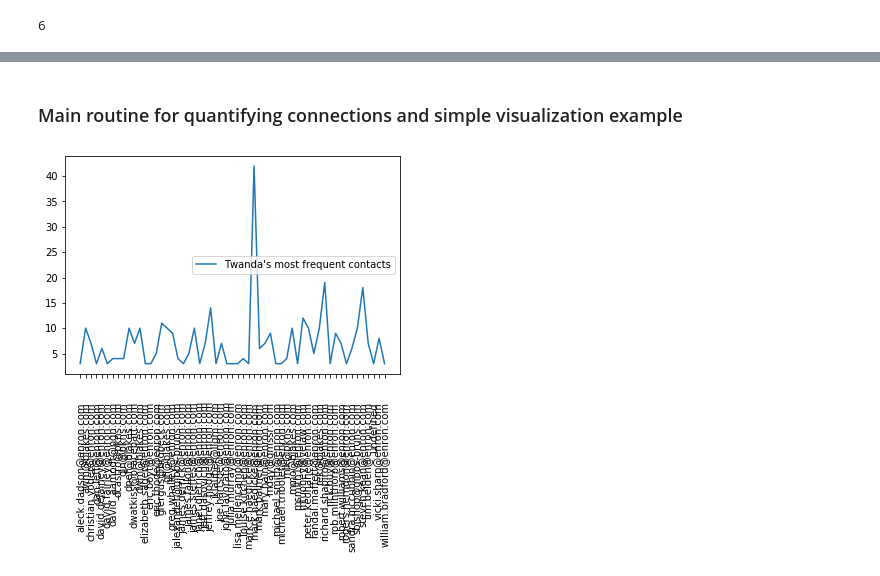
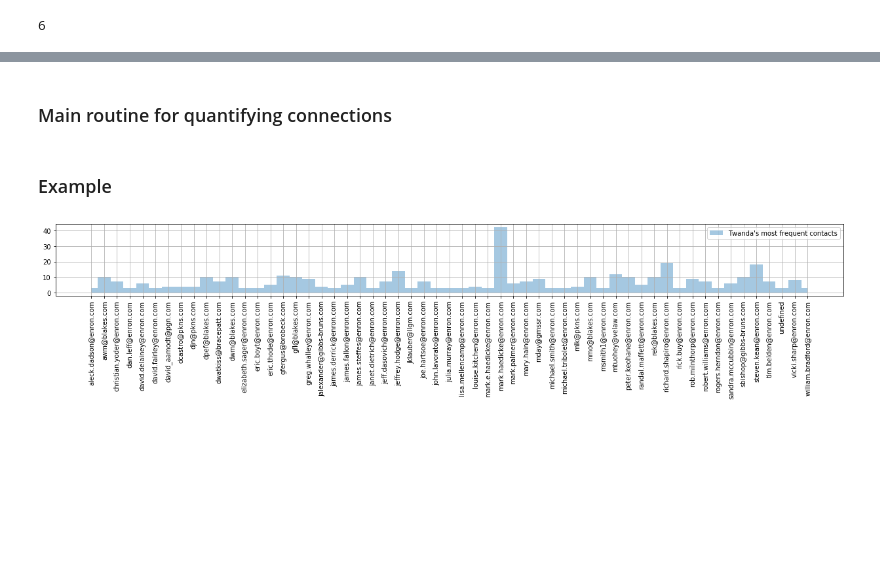
Before and after one commit to mtimpe/aim-2019, a Jupyter notebook: utils/quantifying_connections_proof_of_concept.ipynb, the cells around one changed output, grey strips where cells are left out. Cells and saved outputs as stored; diff of their text form; code cells hidden in the pictures; blank space fills up the shorter version.

Commit message:
Corrections and clean up the proof-of-concept script for quantifying connections.

```diff
--- a/utils/quantifying_connections_proof_of_concept.ipynb
+++ b/utils/quantifying_connections_proof_of_concept.ipynb
@@ -199,5 +96,5 @@ extract_emails_recipients("twanda")
 # %% [markdown]
-### Main routine for quantifying connections and simple visualization example
+### Main routine for quantifying connections
 # %%
 def count_sent_to(sender, df=df, **kw):
     """Finds the contact list and contact frequency of a person.
@@ -212,6 +109,10 @@ def count_sent_to(sender, df=df, **kw):
     ---
     * array of unique contacts from sender according to entries in the 'to' field
     * frequency in which those contacts show up in the 'to' field of dataframe for this sender
+
+    Usage example:
+    ---
+    to_whom, counts = count_sent_to("twanda")
 
     Notes:
     ---
@@ -233,32 +134,37 @@ def count_sent_to(sender, df=df, **kw):
     # TODO: implement cc and bcc
 
     return np.unique(flatten, return_counts=True, **kw)
-
-to_whom, counts = count_sent_to("twanda")
+# %% [markdown]
+### Example
 # %%
 def make_room_for_xlabels(fig, ax, N):
+    """Helper function to adjust the figure size.
+    N is the number of ticks (or a larger value) for nice padding."""
     # ref: https://stackoverflow.com/a/44864135
 
+    fig.canvas.draw()
     tl = ax.get_xticklabels()
     maxsize = max([t.get_window_extent().width for t in tl])
-    m = 0.2 # inch margin
+    m = 0. # inch margin
     s = maxsize/fig.dpi * N + 2 * m
     margin = m/fig.get_size_inches()[0]
 
     fig.subplots_adjust(left=margin, right=1.-margin)
-    fig.set_size_inches(s, plt.gcf().get_size_inches()[1])
+    fig.set_size_inches(s, fig.get_size_inches()[1])
     return
 # %%
+to_whom, counts = count_sent_to("twanda")
 threshold = .7
 most_frequent = counts >= np.quantile(counts, threshold)  # mask
 
 fig, ax = plt.subplots()
-ax.plot(to_whom[most_frequent], counts[most_frequent], label='Twanda\'s most frequent contacts')
+ax.fill_between(to_whom[most_frequent], counts[most_frequent], label='Twanda\'s most frequent contacts',
+                step='mid', alpha=0.4)
 ax.xaxis.set_tick_params(rotation=90)
+ax.grid(True)
 ax.legend()
-# fig.set_size_inches()
-# make_room_for_xlabels(fig, ax, most_frequent.sum())
-# fig.tight_layout()
-ax.tick_params(axis='x', which='major', pad=25)
+make_room_for_xlabels(fig, ax, 2*most_frequent.sum())
+fig.tight_layout()
+# fig.savefig("../figs/quantifying_connections_proof_of_concept.png")
 # %% [output]
-[figure, old version]
+[figure, new version]
```
Also changed, not shown: parts of 10 cells of this notebook.
